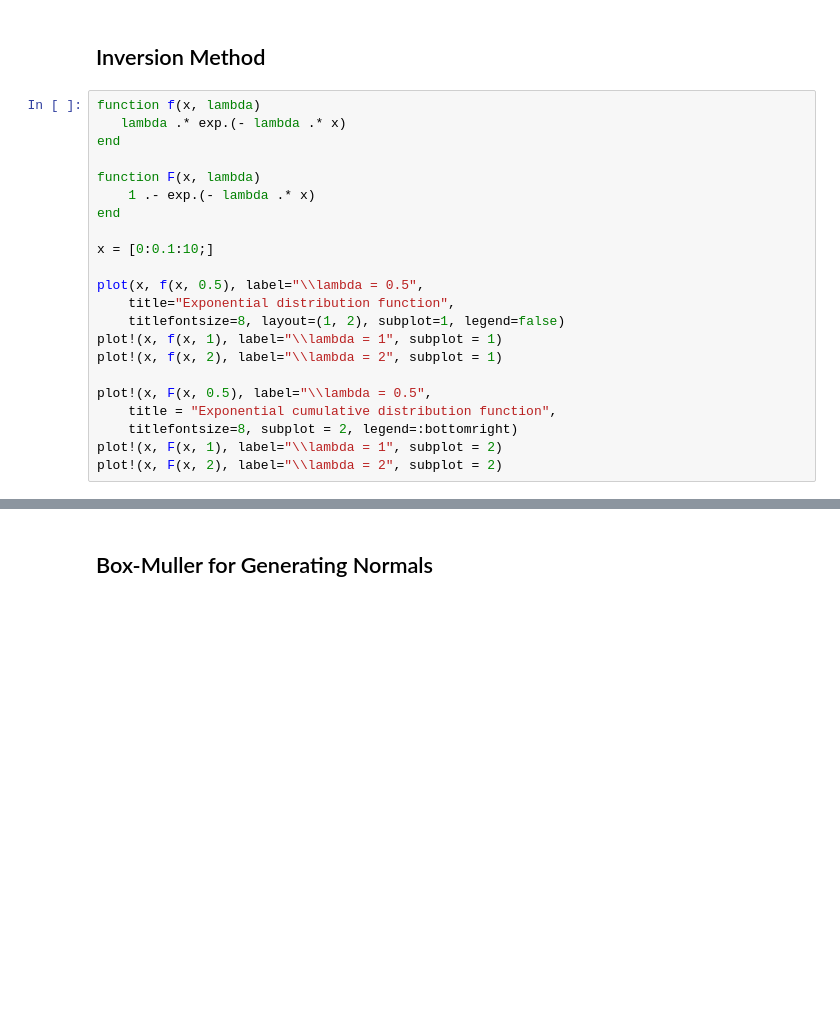
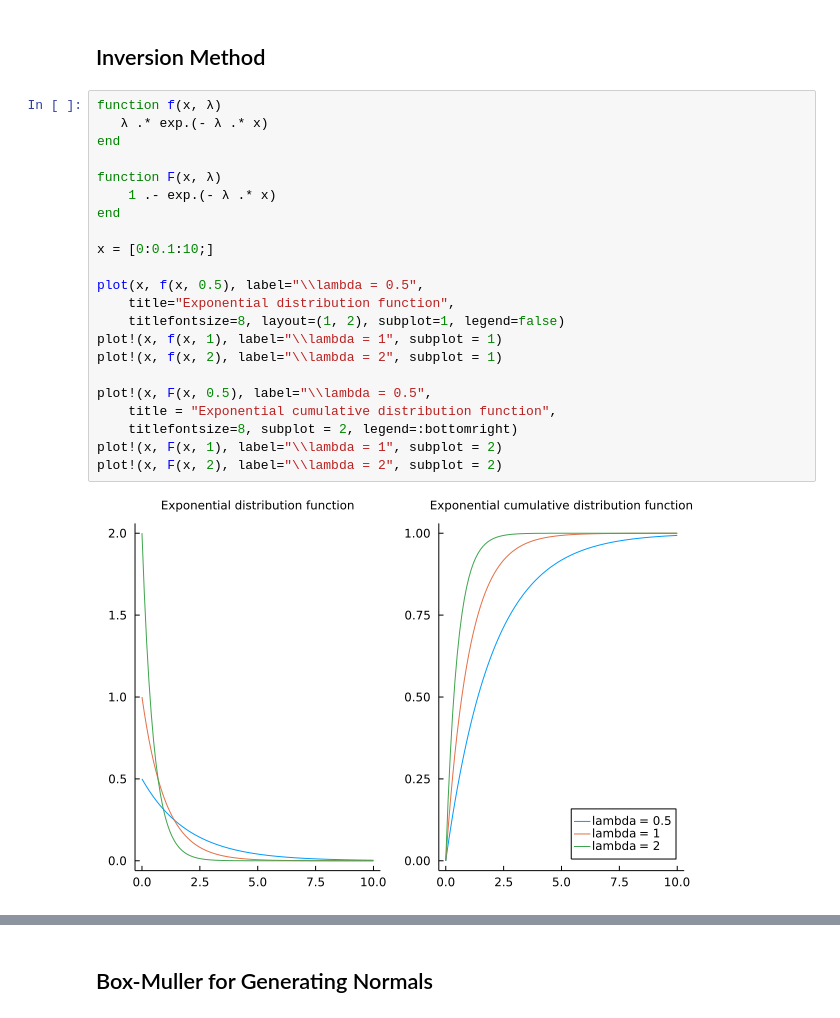
Before and after one commit to Kaasiak/MonteCarloCasino, a Jupyter notebook: 02-transformation-rejection-reweighting.ipynb, the cells around one changed output, grey strips where cells are left out. Saved outputs shown, nothing was run; the diff lists cells and outputs as text; blank space fills up the shorter version.

```diff
--- a/02-transformation-rejection-reweighting.ipynb
+++ b/02-transformation-rejection-reweighting.ipynb
@@ -8,25 +8,27 @@ default(fillcolor=:lightgrey, markercolor=:black, markersize=2,
 # %% [markdown]
 ## Inversion Method
 # %%
-function f(x, lambda)
-   lambda .* exp.(- lambda .* x)
+function f(x, λ)
+   λ .* exp.(- λ .* x)
 end
 
-function F(x, lambda)
-    1 .- exp.(- lambda .* x)
+function F(x, λ)
+    1 .- exp.(- λ .* x)
 end
 
 x = [0:0.1:10;]
 
 plot(x, f(x, 0.5), label="\\lambda = 0.5",
     title="Exponential distribution function",
     titlefontsize=8, layout=(1, 2), subplot=1, legend=false)
 plot!(x, f(x, 1), label="\\lambda = 1", subplot = 1)
 plot!(x, f(x, 2), label="\\lambda = 2", subplot = 1)
 
 plot!(x, F(x, 0.5), label="\\lambda = 0.5",
     title = "Exponential cumulative distribution function",
     titlefontsize=8, subplot = 2, legend=:bottomright)
 plot!(x, F(x, 1), label="\\lambda = 1", subplot = 2)
 plot!(x, F(x, 2), label="\\lambda = 2", subplot = 2)
+# %% [output]
+[figure, added]
 # %%
```
Also changed, not shown: parts of 8 cells of this notebook, 4 other files.
